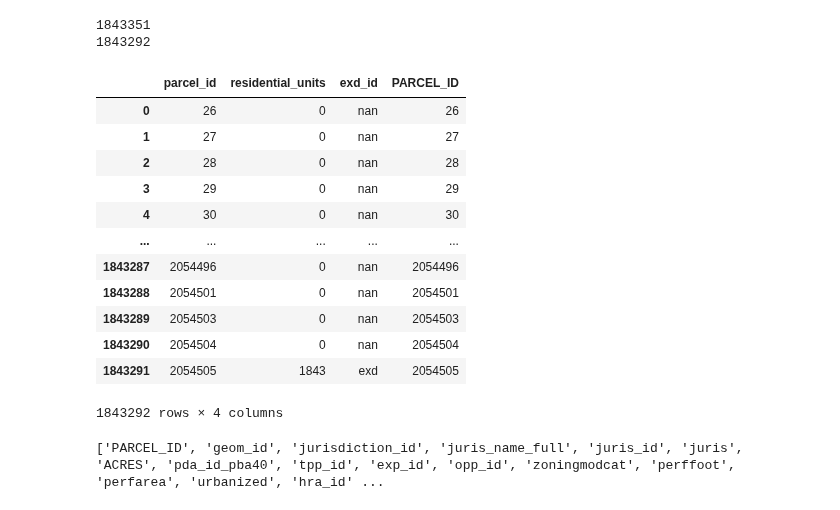
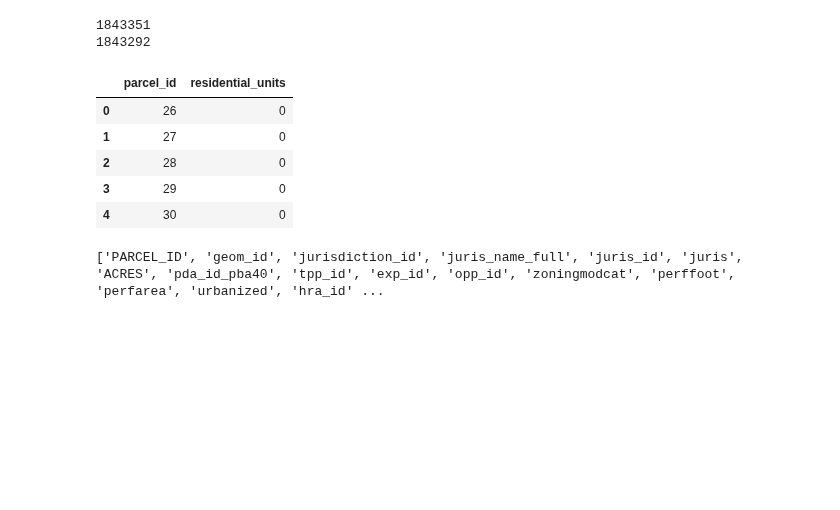
Before and after one commit to BayAreaMetro/bayarea_urbansim, a Jupyter notebook: scripts/strategy_building/parcel_tagging_script.ipynb, the cells around one changed output. Cells and saved outputs as stored; diff of their text form; code cells hidden in the pictures; blank space fills up the shorter version.

Commit message:
update UGB parcel tagging method

```diff
--- a/scripts/strategy_building/parcel_tagging_script.ipynb
+++ b/scripts/strategy_building/parcel_tagging_script.ipynb
@@ -646,23 +707,17 @@ print(b10['parcel_id'].nunique())
 1843292
 # %%
 b10_agg = b10.groupby('parcel_id')[['residential_units']].sum().reset_index()
+display(b10_agg.head())
+b10_agg['exd_id'] = 'NA'
 b10_agg.loc[b10_agg['residential_units'] > 0, 'exd_id'] = 'exd'
 b10_agg['PARCEL_ID'] = b10_agg['parcel_id']
-b10_agg
 # %% [output]
-|  | parcel_id | residential_units | exd_id | PARCEL_ID |
-| 0 | 26 | 0 | nan | 26 |
-| 1 | 27 | 0 | nan | 27 |
-| 2 | 28 | 0 | nan | 28 |
-| 3 | 29 | 0 | nan | 29 |
-| 4 | 30 | 0 | nan | 30 |
-| ... | ... | ... | ... | ... |
-| 1843287 | 2054496 | 0 | nan | 2054496 |
-| 1843288 | 2054501 | 0 | nan | 2054501 |
-| 1843289 | 2054503 | 0 | nan | 2054503 |
-| 1843290 | 2054504 | 0 | nan | 2054504 |
-| 1843291 | 2054505 | 1843 | exd | 2054505 |
+|  | parcel_id | residential_units |
+| 0 | 26 | 0 |
+| 1 | 27 | 0 |
+| 2 | 28 | 0 |
+| 3 | 29 | 0 |
+| 4 | 30 | 0 |
-1843292 rows × 4 columns
 # %%
 # other fields from PBA50
 parcels_geograpy_pba50 = pd.read_csv(r'C:\Users\{}\Box\Modeling and Surveys\Urban Modeling\Bay Area UrbanSim\PBA50\PBA50 Final Blueprint Large General Input Data\2021_01_12_parcels_geography.csv'.format(os.getenv('USERNAME')))
```
Also changed, not shown: parts of 12 cells of this notebook.
